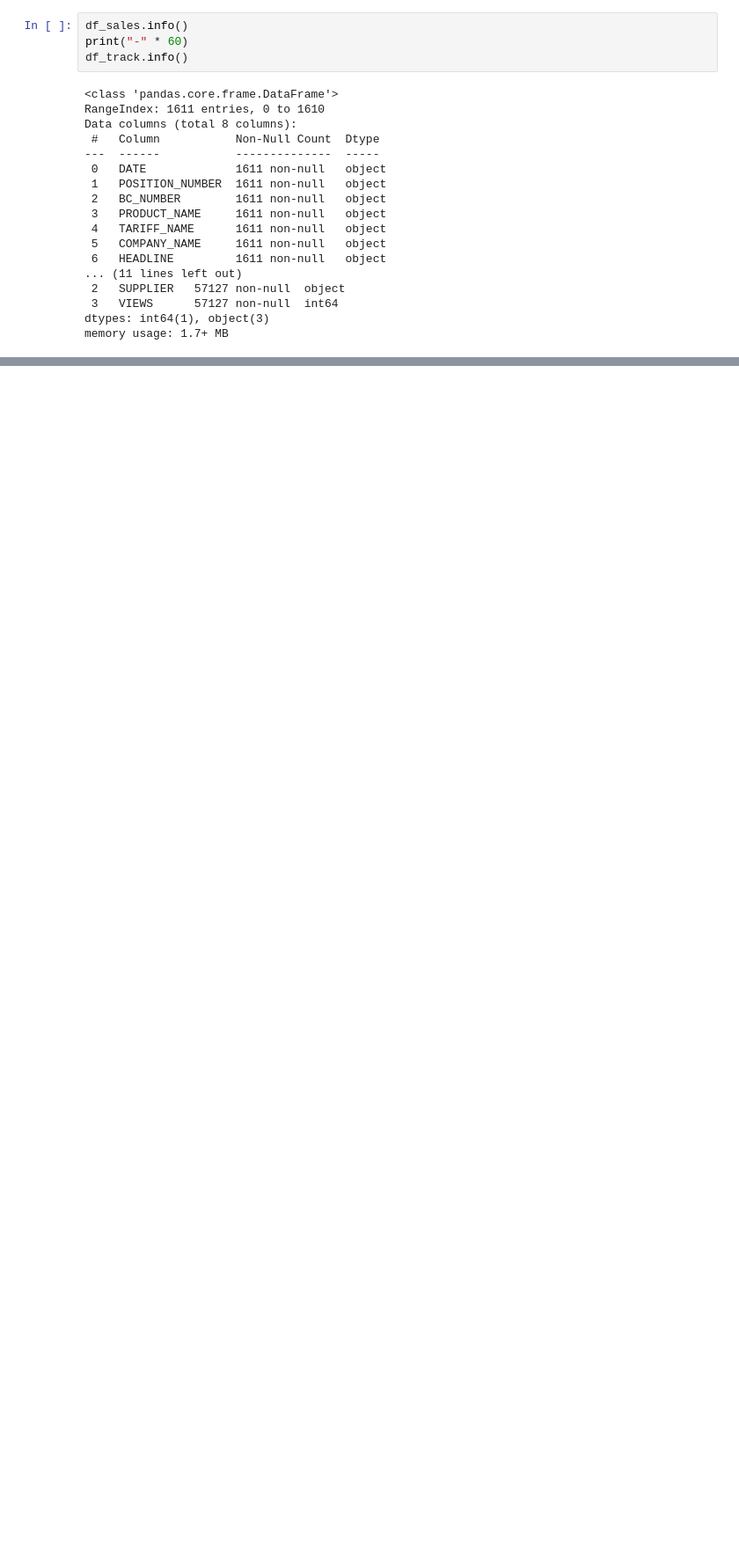
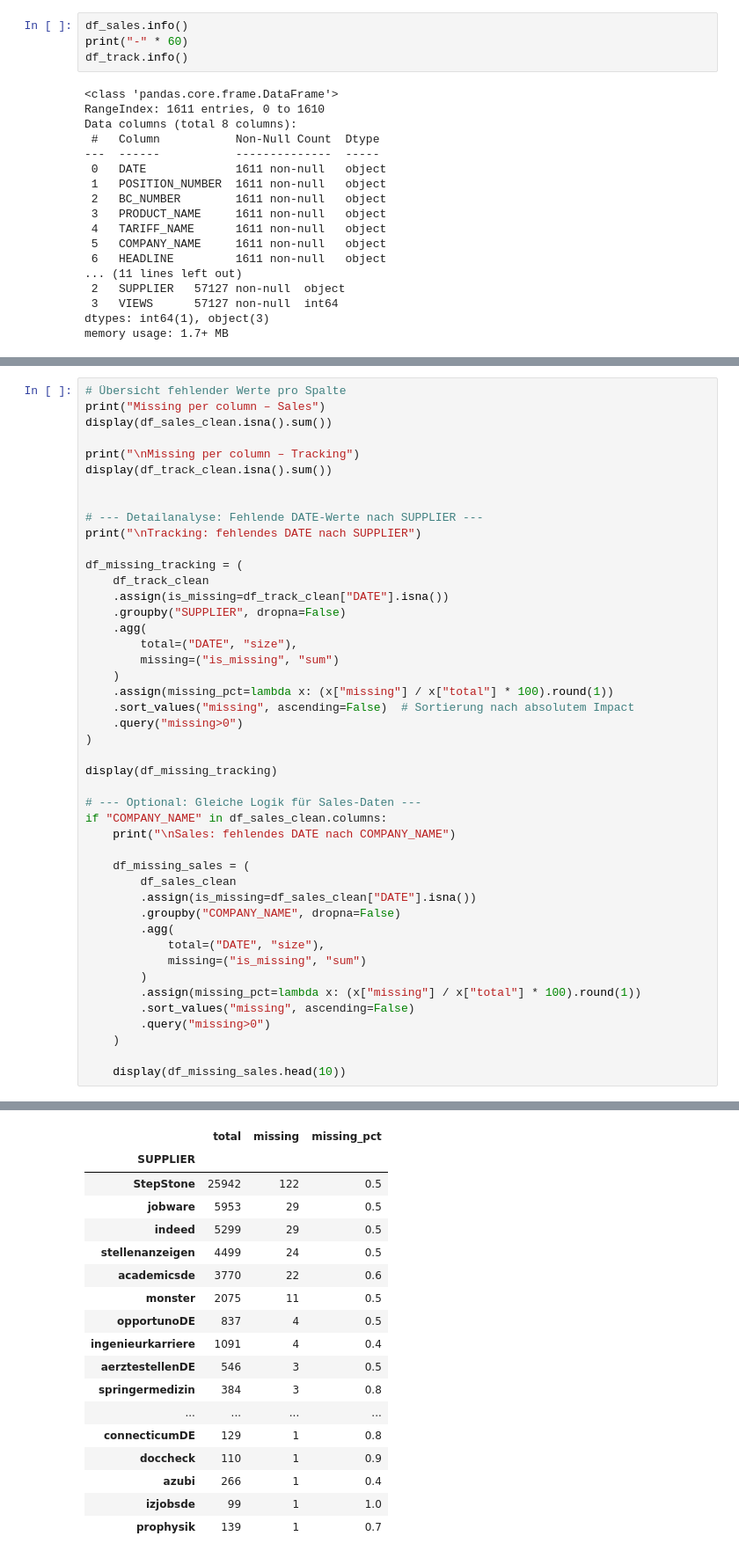
Before and after one commit to RichardFrank-code/data-analytics-case_westpress, a Jupyter notebook: notebooks/01_EDA_umsatz_tracking.ipynb, the cells around one changed output, grey strips where cells are left out. Shown at 88% size. Cells and saved outputs as stored; diff of their text form; blank space fills up the shorter version.

```diff
--- a/notebooks/01_EDA_umsatz_tracking.ipynb
+++ b/notebooks/01_EDA_umsatz_tracking.ipynb
@@ -82,0 +109,46 @@ wo es **fachlich sinnvoll und analytisch notwendig** ist.
+# %%
+# Übersicht fehlender Werte pro Spalte
+print("Missing per column – Sales")
+display(df_sales_clean.isna().sum())
+
+print("\nMissing per column – Tracking")
+display(df_track_clean.isna().sum())
+
+
+# --- Detailanalyse: Fehlende DATE-Werte nach SUPPLIER ---
+print("\nTracking: fehlendes DATE nach SUPPLIER")
+
+df_missing_tracking = (
+    df_track_clean
+    .assign(is_missing=df_track_clean["DATE"].isna())
+    .groupby("SUPPLIER", dropna=False)
+    .agg(
+        total=("DATE", "size"),
+        missing=("is_missing", "sum")
+    )
+    .assign(missing_pct=lambda x: (x["missing"] / x["total"] * 100).round(1))
+    .sort_values("missing", ascending=False)  # Sortierung nach absolutem Impact
+    .query("missing>0")
+)
+
+display(df_missing_tracking)
+
+# --- Optional: Gleiche Logik für Sales-Daten ---
+if "COMPANY_NAME" in df_sales_clean.columns:
+    print("\nSales: fehlendes DATE nach COMPANY_NAME")
+
+    df_missing_sales = (
+        df_sales_clean
+        .assign(is_missing=df_sales_clean["DATE"].isna())
+        .groupby("COMPANY_NAME", dropna=False)
+        .agg(
+            total=("DATE", "size"),
+            missing=("is_missing", "sum")
+        )
+        .assign(missing_pct=lambda x: (x["missing"] / x["total"] * 100).round(1))
+        .sort_values("missing", ascending=False)
+        .query("missing>0")
+    )
+
+    display(df_missing_sales.head(10))
+# %% [output]
@@ -82,0 +174,18 @@ wo es **fachlich sinnvoll und analytisch notwendig** ist.
+|  | total | missing | missing_pct |
+| SUPPLIER |  |  |  |
+| StepStone | 25942 | 122 | 0.5 |
+| jobware | 5953 | 29 | 0.5 |
+| indeed | 5299 | 29 | 0.5 |
+| stellenanzeigen | 4499 | 24 | 0.5 |
+| academicsde | 3770 | 22 | 0.6 |
+| monster | 2075 | 11 | 0.5 |
+| opportunoDE | 837 | 4 | 0.5 |
+| ingenieurkarriere | 1091 | 4 | 0.4 |
+| aerztestellenDE | 546 | 3 | 0.5 |
+| springermedizin | 384 | 3 | 0.8 |
+| ... | ... | ... | ... |
+| connecticumDE | 129 | 1 | 0.8 |
+| doccheck | 110 | 1 | 0.9 |
+| azubi | 266 | 1 | 0.4 |
+| izjobsde | 99 | 1 | 1.0 |
+| prophysik | 139 | 1 | 0.7 |
```
Also changed, not shown: parts of 41 cells of this notebook.
